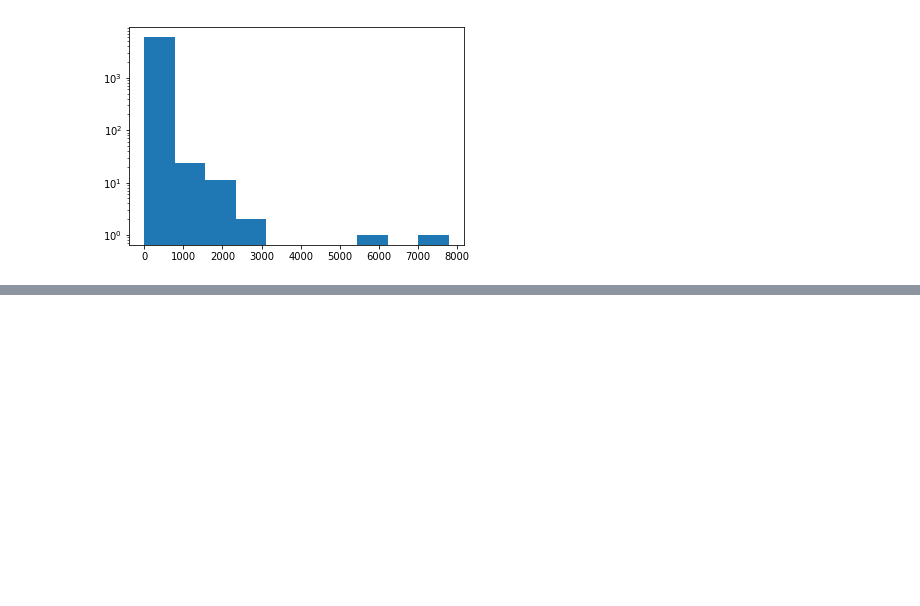
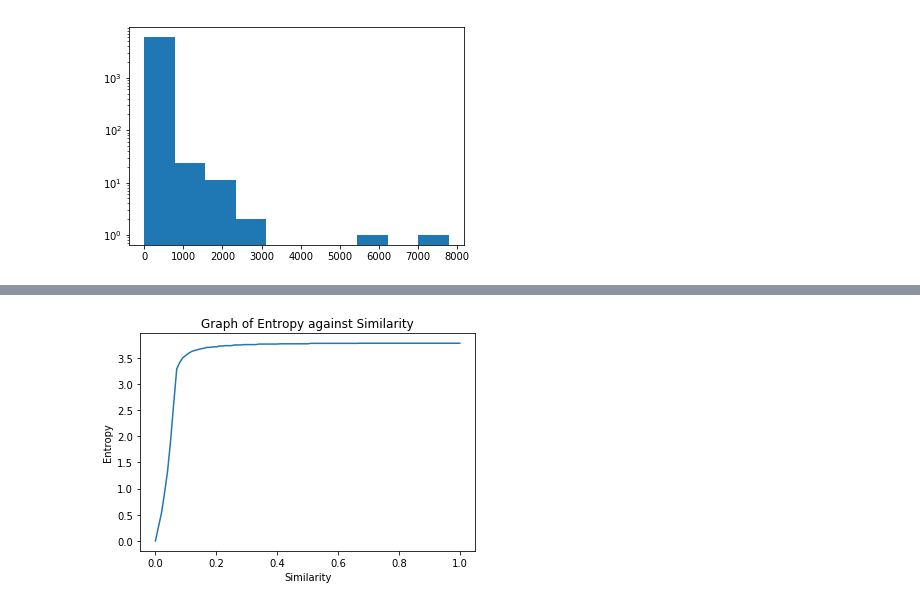
Before and after one commit to jzh001/Social-Network-Structure-in-Common-Interest-Communities, a Jupyter notebook: notebook.ipynb, the cells around one changed output, grey strips where cells are left out. Cells and saved outputs as stored; diff of their text form; code cells hidden in the pictures; blank space fills up the shorter version.

```diff
--- a/notebook.ipynb
+++ b/notebook.ipynb
@@ -80,7 +80,7 @@ for u,v in G.edges():
 # %%
 #Assigning weights based on frequency
 weights = [G[u][v]['weight'] for u,v in G.edges()]
-sim = [G[u][v]['similarity'] for u,v in G.edges()]
+sim_score = [G[u][v]['similarity'] for u,v in G.edges()]
 #print(weights)
 # %%
 plt.title('Distribution of Similarity - Network of Users')
@@ -251,0 +252,13 @@ Mean Squared Error = 0.03230441182439358
+# %%
+def cluster(sim):
+    GC_split = nx.Graph()
+    GC_split.add_nodes_from(GC.nodes())
+    for u,v in GC.edges():
+        if GC[u][v]['similarity'] >= sim:
+            GC_split.add_edge(u,v)
+            GC_split[u][v]['weight'] = GC[u][v]['weight']
+            GC_split[u][v]['similarity'] = GC[u][v]['similarity']
+    return GC_split
+# %%
+def components(Graph):
+    return list(nx.connected_components(Graph))
@@ -251,0 +268,19 @@ Mean Squared Error = 0.03230441182439358
+# %%
+def entropy(sim):
+    sum = 0
+    clusters = components(cluster(sim))
+    N = len(GC.nodes())
+    for comp in clusters:
+        P = len(comp)/N
+        sum += -1*P*math.log10(P)
+    return sum
+# %%
+sim_x = 0.01*np.array(range(0,101)) #higher runtime, but smoother curve
+#sim_x = 0.04*np.array(range(0,26))
+plt.title('Graph of Entropy against Similarity')
+plt.xlabel('Similarity')
+plt.ylabel('Entropy')
+plt.plot(sim_x,[entropy(x) for x in sim_x])
+plt.savefig('Graph of Entropy against Similarity')
+# %% [output]
+[figure, added]
```
Also changed, not shown: parts of 8 cells of this notebook.
